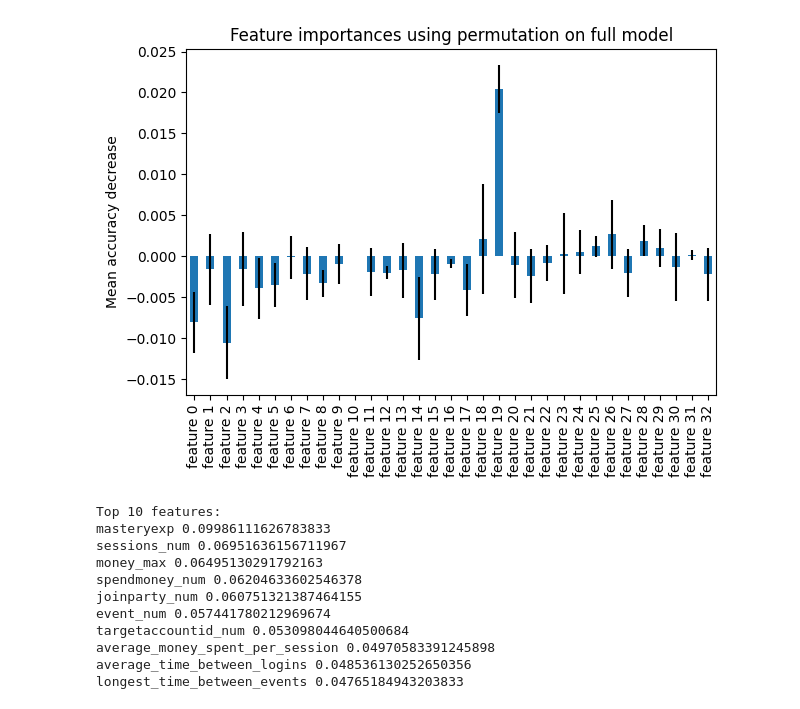
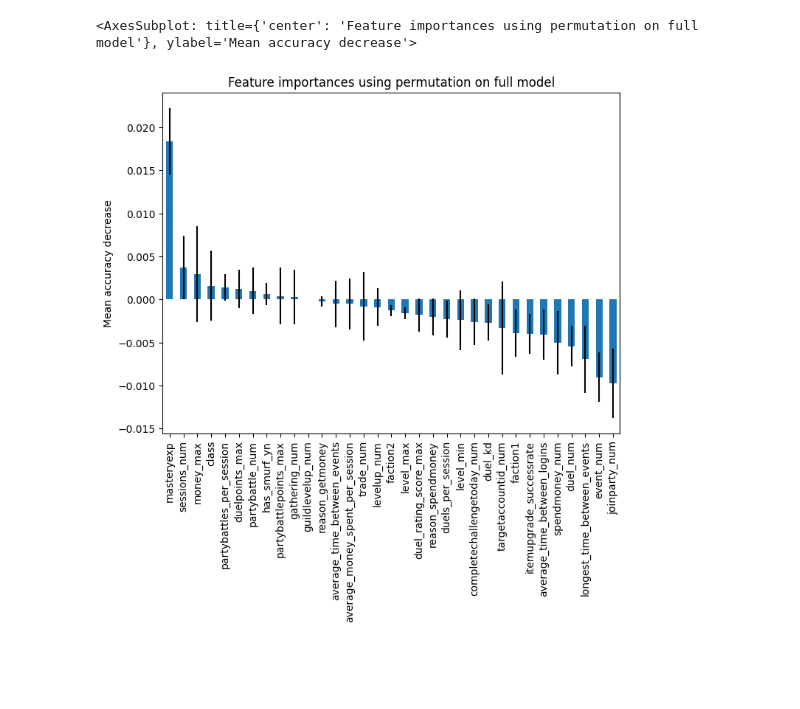
Before and after one commit to THKoeln-DIS29/2022-dis29-team4, a Jupyter notebook: feature_importance_cross_val_f1_tree.ipynb, the cells around one changed output. Drawn from its saved outputs; the diff is of its cells as text; code cells hidden in the pictures; blank space fills up the shorter version.

```diff
--- a/feature_importance_cross_val_f1_tree.ipynb
+++ b/feature_importance_cross_val_f1_tree.ipynb
@@ -113,25 +224,11 @@ forest_importances = pd.Series(result.importances_mean, index=feature_names)
-# %%
-fig, ax = plt.subplots()
-forest_importances.plot.bar(yerr=result.importances_std, ax=ax)
-ax.set_title("Feature importances using permutation on full model")
-ax.set_ylabel("Mean accuracy decrease")
-fig.tight_layout()
-plt.show()
-# %% [output]
-[figure, removed]
-# %%
-print("Top 10 features:")
-for importance, name in sorted(zip(forest.feature_importances_, X_train.columns),reverse=True)[:10]:
-    print (name, importance)
-# %% [output]
-Top 10 features:
-masteryexp 0.09986111626783833
-sessions_num 0.06951636156711967
-money_max 0.06495130291792163
-spendmoney_num 0.06204633602546378
-joinparty_num 0.060751321387464155
-event_num 0.057441780212969674
-targetaccountid_num 0.053098044640500684
-average_money_spent_per_session 0.04970583391245898
-average_time_between_logins 0.048536130252650356
-longest_time_between_events 0.04765184943203833
+# %%
+fig, ax = plt.subplots()
+ax.set_title("Feature importances using permutation on full model")
+ax.set_ylabel("Mean accuracy decrease")
+feat_importances_p = pd.DataFrame(result.importances_mean, index=forest.feature_names_in_, columns=["Importance"])
+feat_importances_p['errors']=result.importances_std
+feat_importances_p.sort_values(by='Importance', ascending=False, inplace=True)
+feat_importances_p['Importance'].plot(kind='bar', figsize=(8,6), ax=ax, yerr=feat_importances_p['errors'])
+# %% [output]
+<AxesSubplot: title={'center': 'Feature importances using permutation on full model'}, ylabel='Mean accuracy decrease'>
+[figure, added]
```
Also changed, not shown: parts of 30 cells of this notebook.
